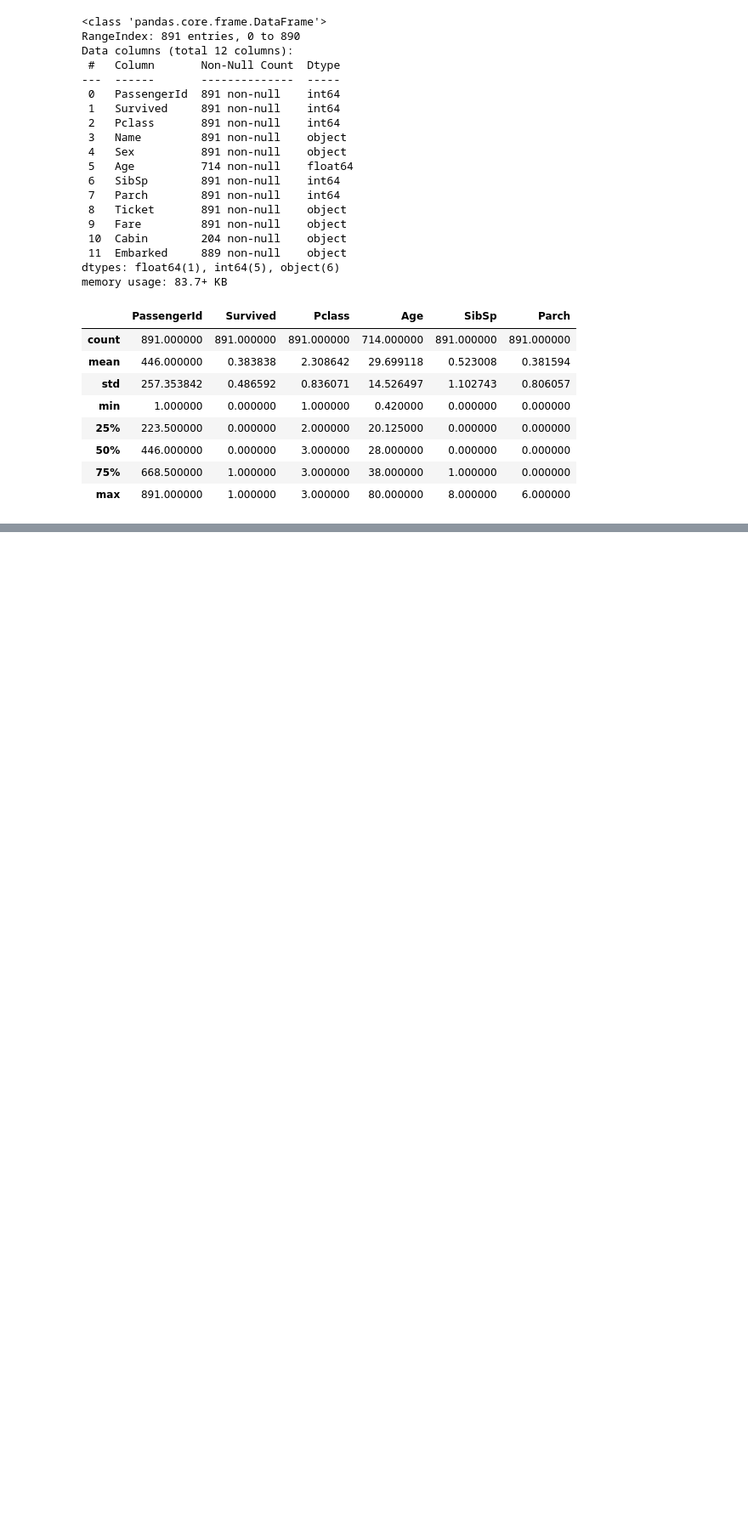
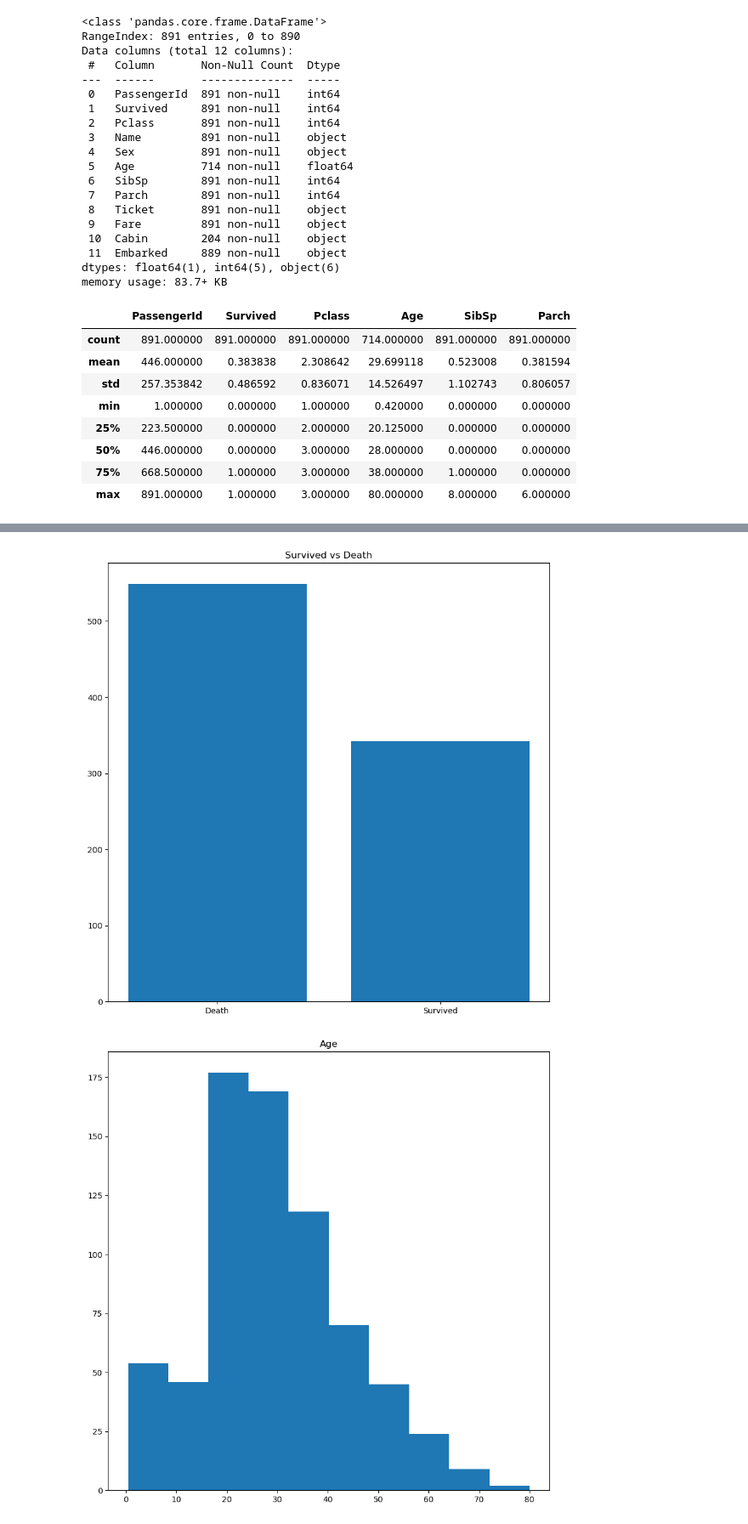
Before and after one commit to jresendiz27/CIC_AIDiploma2025, a Jupyter notebook: notebooks/Titanic_ML.ipynb, the cells around one changed output, grey strips where cells are left out. Shown: that part at 85% size. Cells and saved outputs as stored; diff of their text form; code cells hidden in the pictures; blank space fills up the shorter version.

```diff
--- a/notebooks/Titanic_ML.ipynb
+++ b/notebooks/Titanic_ML.ipynb
@@ -68,0 +79,13 @@ df.describe()
+# %%
+plt.figure(figsize = (10,10))
+plt.bar(["Death", "Survived"], df["Survived"].value_counts())
+plt.title("Survived vs Death")
+plt.show()
+
+plt.figure(figsize = (10,10))
+plt.title("Age")
+plt.hist(df["Age"].dropna())
+plt.show()
+# %% [output]
+[figure, added]
+[figure, added]
```
Also changed, not shown: parts of 2 cells of this notebook.
